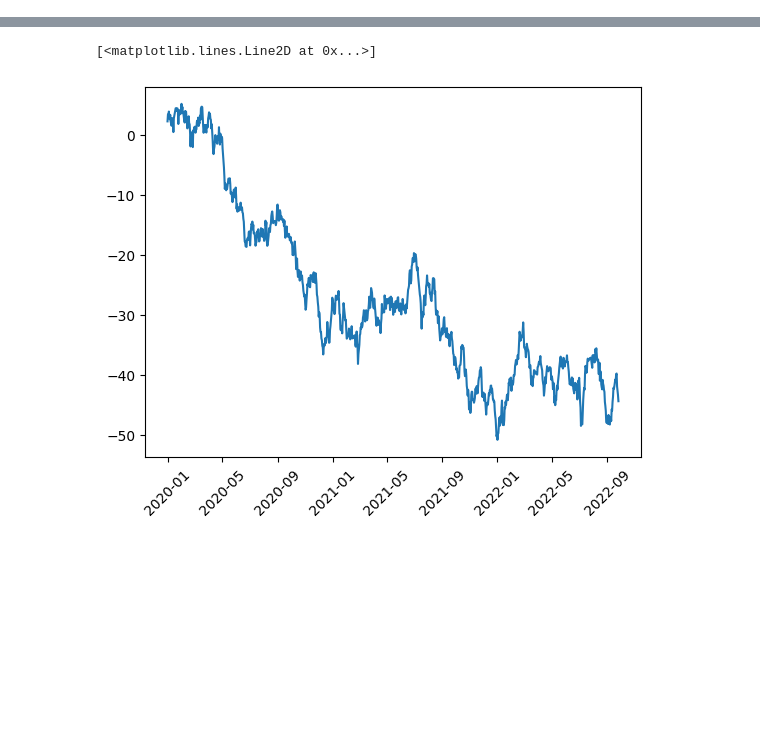
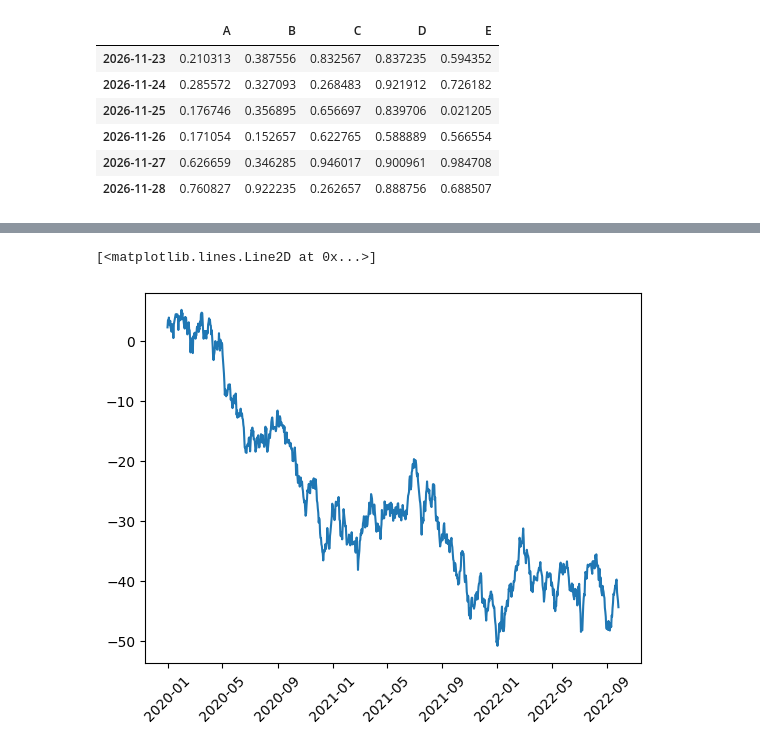
Before and after one commit to frogorot/TashPyCourse, a Jupyter notebook: Немного Pandas.ipynb, the cells around one changed output, grey strips where cells are left out. Cells and saved outputs as stored; diff of their text form; code cells hidden in the pictures; blank space fills up the shorter version.

```diff
--- a/Немного Pandas.ipynb
+++ b/Немного Pandas.ipynb
@@ -3,8 +3,16 @@ import pandas as pd
 import numpy as np
 # %%
 dr = pd.date_range('20261123', periods = 6)
-df = pd.DataFrame(np.random.rand(6, 4), index = dr, columns = list('ABCD'))
+df = pd.DataFrame(np.random.rand(6, 5), index = dr, columns = list('ABCDE'))
 df
+# %% [output]
+|  | A | B | C | D | E |
+| 2026-11-23 | 0.210313 | 0.387556 | 0.832567 | 0.837235 | 0.594352 |
+| 2026-11-24 | 0.285572 | 0.327093 | 0.268483 | 0.921912 | 0.726182 |
+| 2026-11-25 | 0.176746 | 0.356895 | 0.656697 | 0.839706 | 0.021205 |
+| 2026-11-26 | 0.171054 | 0.152657 | 0.622765 | 0.588889 | 0.566554 |
+| 2026-11-27 | 0.626659 | 0.346285 | 0.946017 | 0.900961 | 0.984708 |
+| 2026-11-28 | 0.760827 | 0.922235 | 0.262657 | 0.888756 | 0.688507 |
 # %%
 df2 = pd.DataFrame(
     {
```
Also changed, not shown: parts of 2 cells of this notebook.
